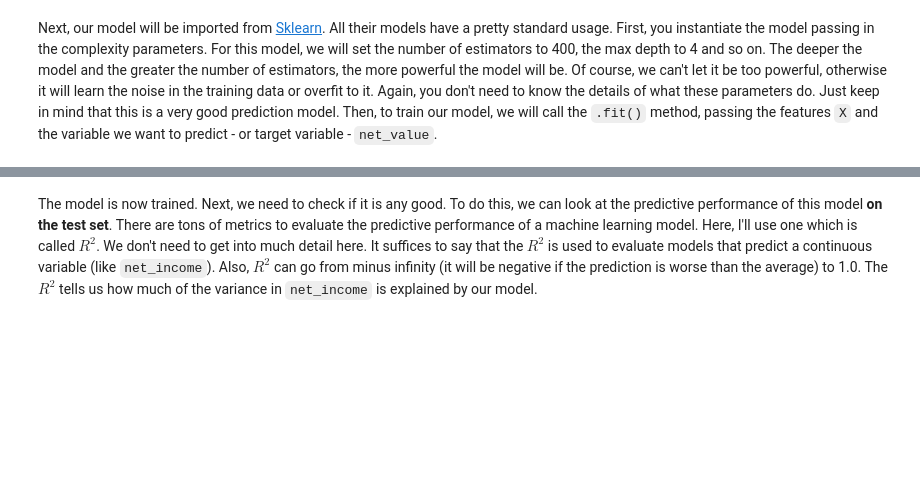
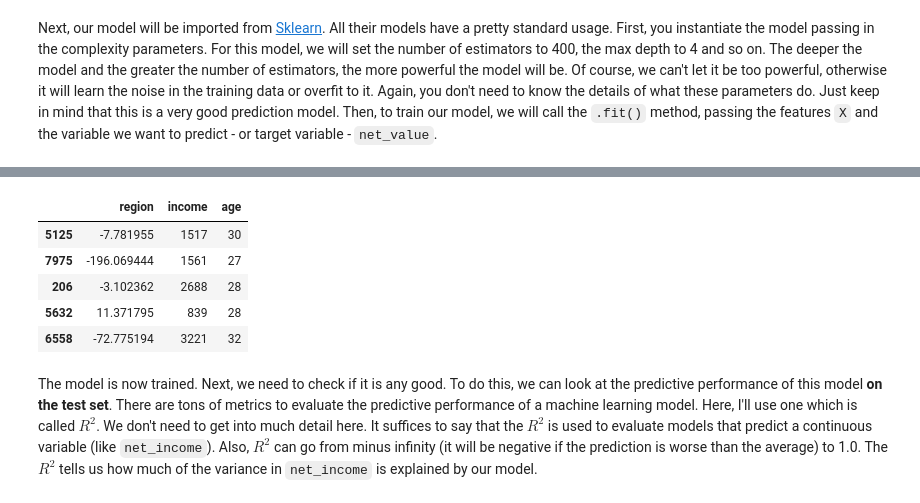
Before and after one commit to stevechengnyc/python-causality-handbook, a Jupyter notebook: causal-inference-for-the-brave-and-true/17-Predictive-Models-101.ipynb, the cells around one changed output, grey strips where cells are left out. Drawn from its saved outputs; the diff is of its cells as text; code cells hidden in the pictures; blank space fills up the shorter version.

```diff
--- a/causal-inference-for-the-brave-and-true/17-Predictive-Models-101.ipynb
+++ b/causal-inference-for-the-brave-and-true/17-Predictive-Models-101.ipynb
@@ -746,3 +854,12 @@ Next, our model will be imported from [Sklearn](https://scikit-learn.org/stable/
+# %%
+train[["region", "income", "age"]].pipe(encode).head()
+# %% [output]
+|  | region | income | age |
+| 5125 | -7.781955 | 1517 | 30 |
+| 7975 | -196.069444 | 1561 | 27 |
+| 206 | -3.102362 | 2688 | 28 |
+| 5632 | 11.371795 | 839 | 28 |
+| 6558 | -72.775194 | 3221 | 32 |
 # %%
 model_params = {'n_estimators': 400,
                 'max_depth': 4,
```
Also changed, not shown: parts of 14 cells of this notebook.
